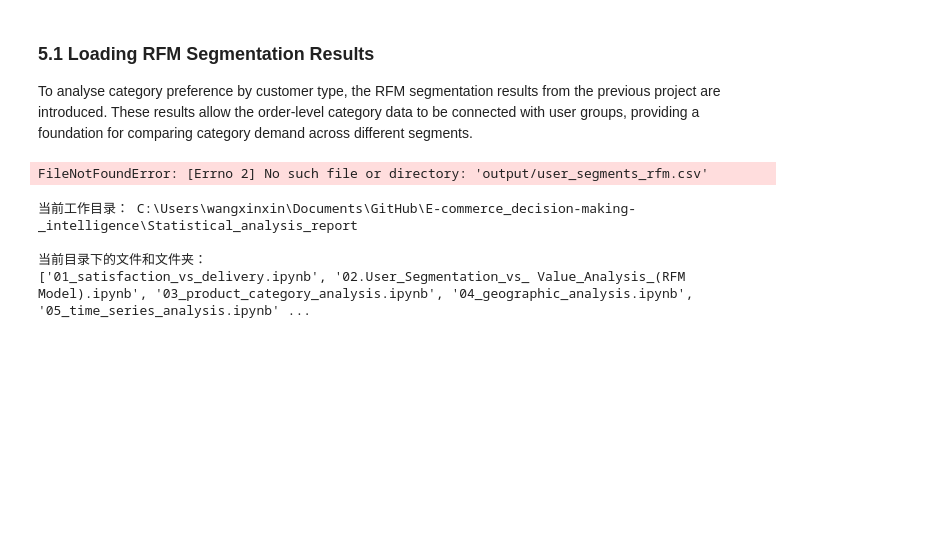
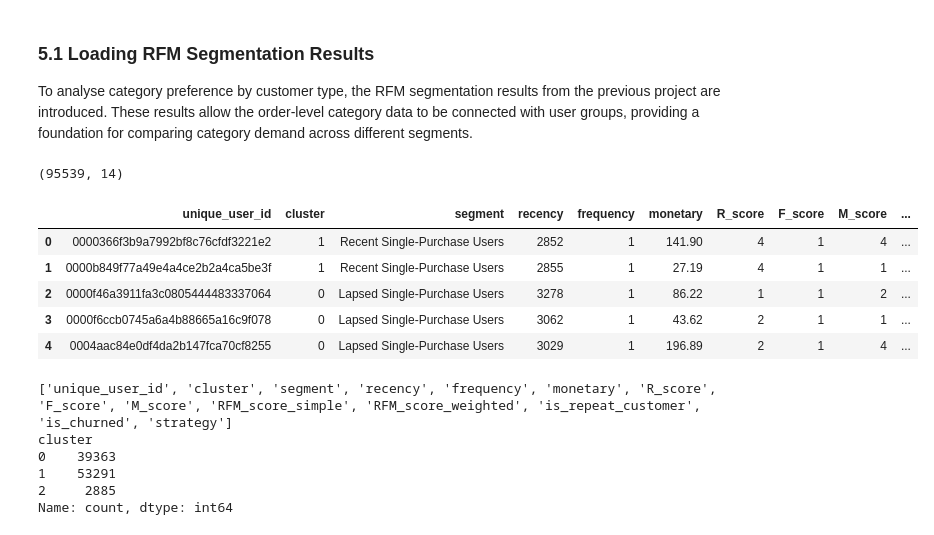
Before and after one commit to WangXin154/E-commerce_decision-making-_intelligence, a Jupyter notebook: Statistical_analysis_report/03_Product_Category_Analysis.ipynb, the cells around one changed output. Drawn from its saved outputs; the diff is of its cells as text; code cells hidden in the pictures; blank space fills up the shorter version.

```diff
--- a/Statistical_analysis_report/03_Product_Category_Analysis.ipynb
+++ b/Statistical_analysis_report/03_Product_Category_Analysis.ipynb
@@ -1062,15 +1062,27 @@ To analyse category preference by customer type, the RFM segmentation results fr
 # %%
 # load RFM segmentation result from the previous project
 
-df_rfm = pd.read_csv("output/user_segments_rfm.csv")
+df_rfm = pd.read_csv("../output/user_segments_rfm.csv")
 
 print(df_rfm.shape)
 df_rfm.head()
 # %% [output]
-FileNotFoundError: [Errno 2] No such file or directory: 'output/user_segments_rfm.csv'
+(95539, 14)
+|  | unique_user_id | cluster | segment | recency | frequency | monetary | R_score | F_score | M_score | ... |
+| 0 | 0000366f3b9a7992bf8c76cfdf3221e2 | 1 | Recent Single-Purchase Users | 2852 | 1 | 141.90 | 4 | 1 | 4 | ... |
+| 1 | 0000b849f77a49e4a4ce2b2a4ca5be3f | 1 | Recent Single-Purchase Users | 2855 | 1 | 27.19 | 4 | 1 | 1 | ... |
+| 2 | 0000f46a3911fa3c0805444483337064 | 0 | Lapsed Single-Purchase Users | 3278 | 1 | 86.22 | 1 | 1 | 2 | ... |
+| 3 | 0000f6ccb0745a6a4b88665a16c9f078 | 0 | Lapsed Single-Purchase Users | 3062 | 1 | 43.62 | 2 | 1 | 1 | ... |
+| 4 | 0004aac84e0df4da2b147fca70cf8255 | 0 | Lapsed Single-Purchase Users | 3029 | 1 | 196.89 | 2 | 1 | 4 | ... |
 # %%
+# check key fields and cluster distribution
+
+print(df_rfm.columns.tolist())
+print(df_rfm["cluster"].value_counts().sort_index())
 # %% [output]
-当前工作目录： C:\Users\wangxinxin\Documents\GitHub\E-commerce_decision-making-_intelligence\Statistical_analysis_report
-
-当前目录下的文件和文件夹：
-['01_satisfaction_vs_delivery.ipynb', '02.User_Segmentation_vs_ Value_Analysis_(RFM Model).ipynb', '03_product_category_analysis.ipynb', '04_geographic_analysis.ipynb', '05_time_series_analysis.ipynb' ...
+['unique_user_id', 'cluster', 'segment', 'recency', 'frequency', 'monetary', 'R_score', 'F_score', 'M_score', 'RFM_score_simple', 'RFM_score_weighted', 'is_repeat_customer', 'is_churned', 'strategy']
+cluster
+0    39363
+1    53291
+2     2885
+Name: count, dtype: int64
```
Also changed, not shown: parts of 28 cells of this notebook.
